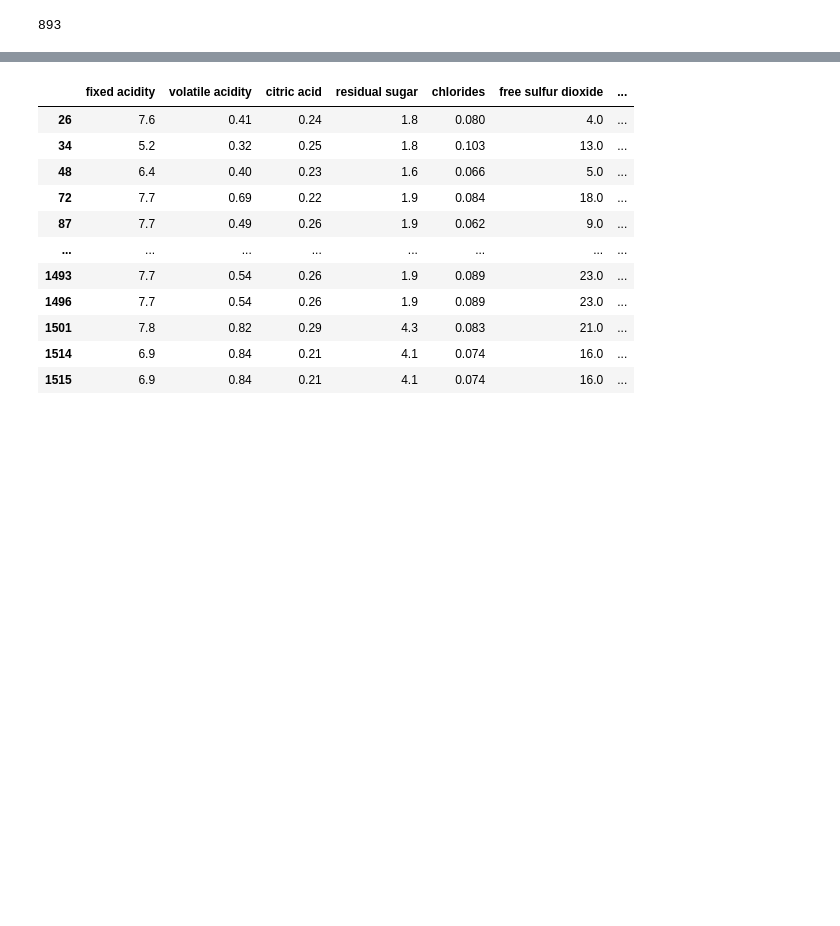
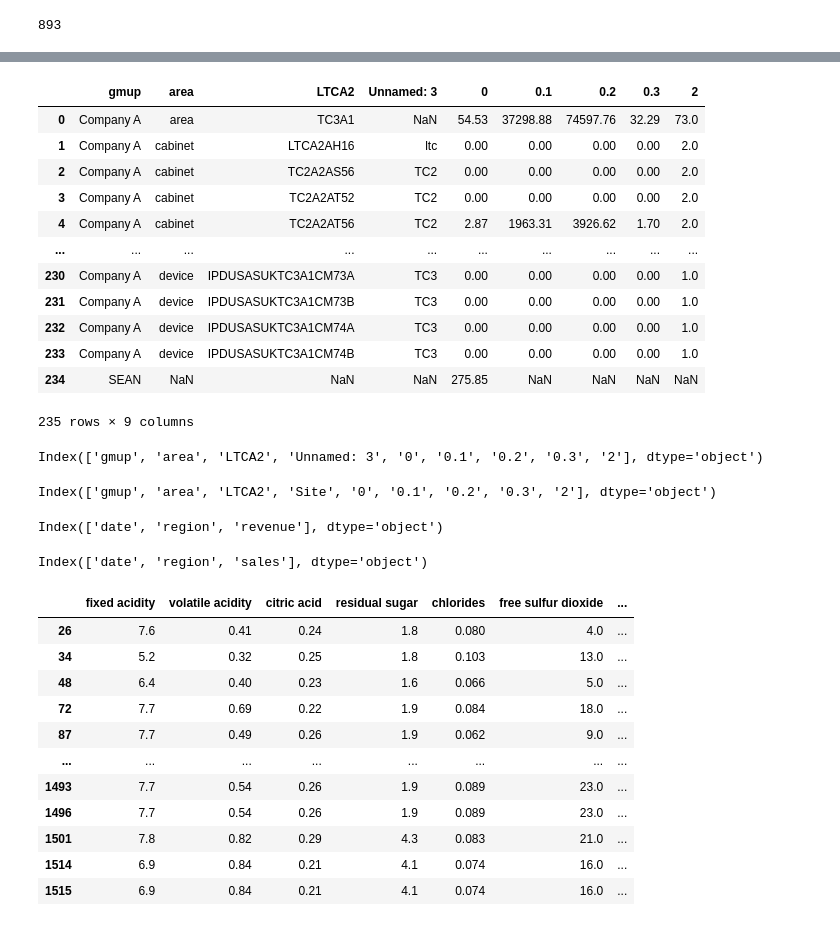
Before and after one commit to seanjerome/AcademyPublic, a Jupyter notebook: Copy_of_wine_quality.ipynb, the cells around one changed output, grey strips where cells are left out. Cells and saved outputs as stored; diff of their text form; code cells hidden in the pictures; blank space fills up the shorter version.

```diff
--- a/Copy_of_wine_quality.ipynb
+++ b/Copy_of_wine_quality.ipynb
@@ -397,0 +521,5 @@ df['citric_cat'] = df['citric acid'].apply(lambda x: citric_acid_cat(x))
+# %%
+print(power1test)
+power1test.drop('Unnamed: 11', inplace=True, axis=1)
+#print("The DataFrame object after deleting the column a")
+print(power1test)
@@ -397,0 +544,5 @@ df['citric_cat'] = df['citric acid'].apply(lambda x: citric_acid_cat(x))
+# %%
+print(power1test)
+power1test.drop('Unnamed: 0', inplace=True, axis=1)
+#print("The DataFrame object after deleting the column a")
+print(power1test)
@@ -397,0 +567,26 @@ df['citric_cat'] = df['citric acid'].apply(lambda x: citric_acid_cat(x))
+# %%
+power1test.rename(columns={"Unnamed: 3": "Site", "0" : "Power"})
+power1test
+# %% [output]
+|  | gmup | area | LTCA2 | Unnamed: 3 | 0 | 0.1 | 0.2 | 0.3 | 2 |
+| 0 | Company A | area | TC3A1 | NaN | 54.53 | 37298.88 | 74597.76 | 32.29 | 73.0 |
+| 1 | Company A | cabinet | LTCA2AH16 | ltc | 0.00 | 0.00 | 0.00 | 0.00 | 2.0 |
+| 2 | Company A | cabinet | TC2A2AS56 | TC2 | 0.00 | 0.00 | 0.00 | 0.00 | 2.0 |
+| 3 | Company A | cabinet | TC2A2AT52 | TC2 | 0.00 | 0.00 | 0.00 | 0.00 | 2.0 |
+| 4 | Company A | cabinet | TC2A2AT56 | TC2 | 2.87 | 1963.31 | 3926.62 | 1.70 | 2.0 |
+| ... | ... | ... | ... | ... | ... | ... | ... | ... | ... |
+| 230 | Company A | device | IPDUSASUKTC3A1CM73A | TC3 | 0.00 | 0.00 | 0.00 | 0.00 | 1.0 |
+| 231 | Company A | device | IPDUSASUKTC3A1CM73B | TC3 | 0.00 | 0.00 | 0.00 | 0.00 | 1.0 |
+| 232 | Company A | device | IPDUSASUKTC3A1CM74A | TC3 | 0.00 | 0.00 | 0.00 | 0.00 | 1.0 |
+| 233 | Company A | device | IPDUSASUKTC3A1CM74B | TC3 | 0.00 | 0.00 | 0.00 | 0.00 | 1.0 |
+| 234 | SEAN | NaN | NaN | NaN | 275.85 | NaN | NaN | NaN | NaN |
+235 rows × 9 columns
+# %%
+power1test.columns
+# %% [output]
+Index(['gmup', 'area', 'LTCA2', 'Unnamed: 3', '0', '0.1', '0.2', '0.3', '2'], dtype='object')
+# %%
+power1test.rename(columns={"Unnamed: 3": "Site"}, inplace=True)
+power1test.columns
+# %% [output]
+Index(['gmup', 'area', 'LTCA2', 'Site', '0', '0.1', '0.2', '0.3', '2'], dtype='object')
@@ -398,3 +595,16 @@ df['citric_cat'] = df['citric acid'].apply(lambda x: citric_acid_cat(x))
+# %%
+t1 = pd.read_csv("https://jbencook.s3.amazonaws.com/data/dummy-sales.csv")
+t1.columns
+
+t1.rename(columns={"revenue": "sales"}, inplace=True)
+t1.columns
+# %% [output]
+Index(['date', 'region', 'revenue'], dtype='object')
+# %%
+t1.rename(columns={"revenue": "sales"}, inplace=True)
+t1.columns
+# %% [output]
+Index(['date', 'region', 'sales'], dtype='object')
 # %%
 # When you do a mask, it is not only on numerical features but as well on categoricals:
 mask5 = (((df['residual sugar'] >= 2.3) | (df['residual sugar'] <= 1.9)) & (df['sulphates'] < 0.7301) & (df['citric_cat'] == 'A'))
```
Also changed, not shown: parts of 14 cells of this notebook.
